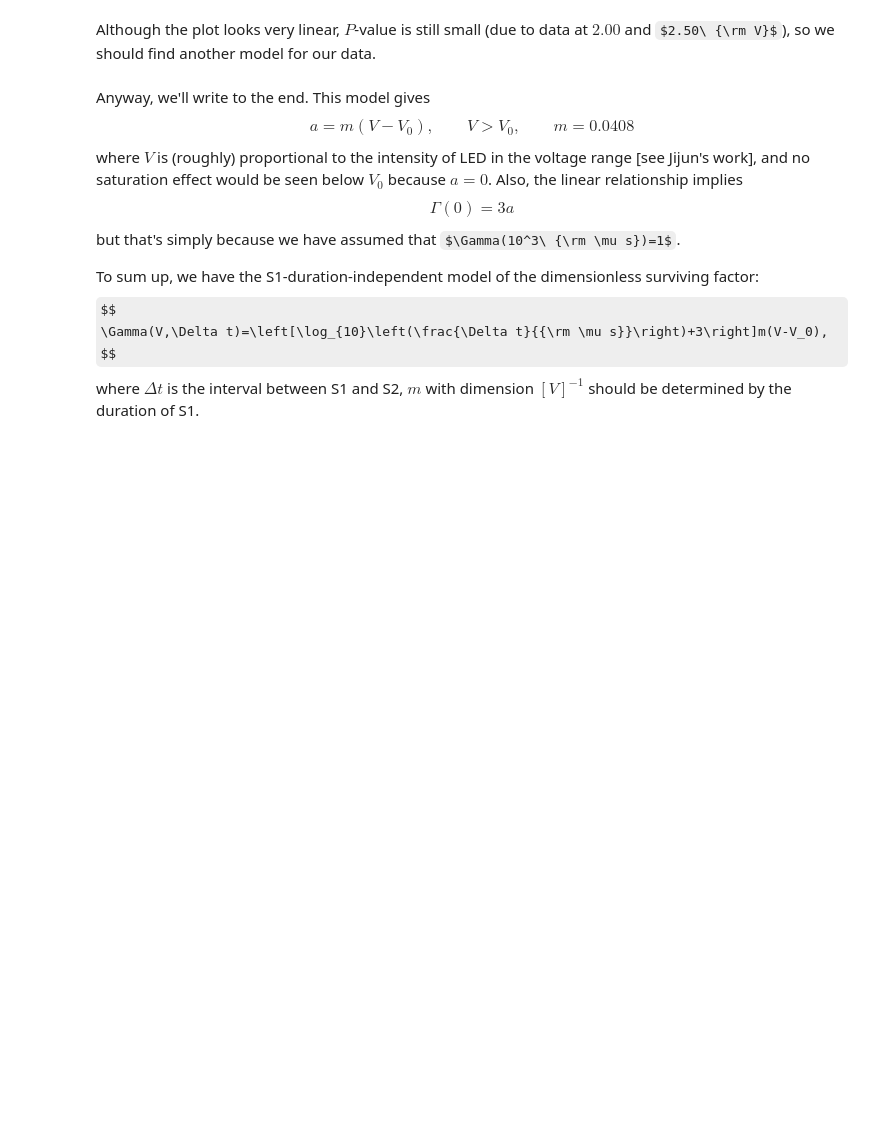
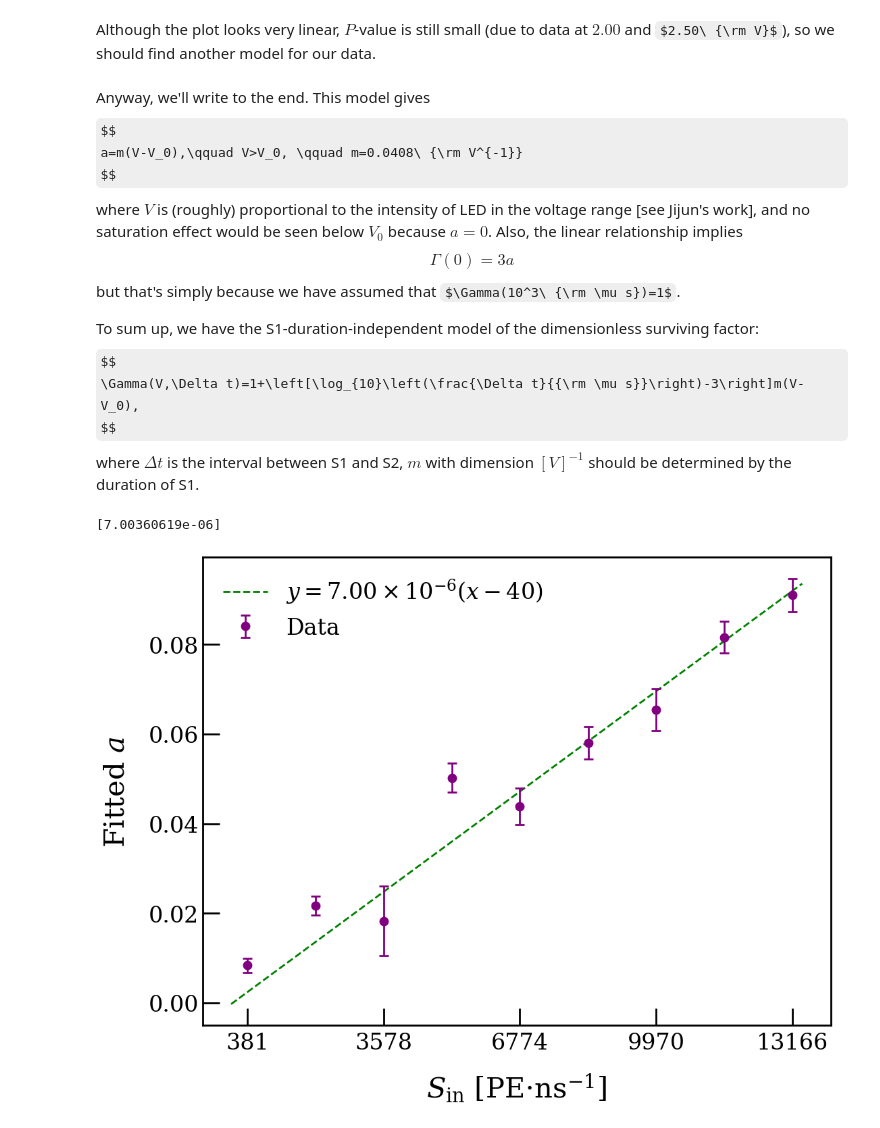
Before and after one commit to Chocolirz/Saturation-Relation, a Jupyter notebook: 2d_dependence.ipynb, the cells around one changed output. Cells and saved outputs as stored; diff of their text form; code cells hidden in the pictures; some formulas as TeX source; blank space fills up the shorter version.

Commit message:
add intensity relation

```diff
--- a/2d_dependence.ipynb
+++ b/2d_dependence.ipynb
@@ -293,7 +293,7 @@ Although the plot looks very linear, $P$-value is still small (due to data at $2
 # %% [markdown]
 Anyway, we'll write to the end. This model gives
 $$
-a=m(V-V_0),\qquad V>V_0, \qquad m=0.0408
+a=m(V-V_0),\qquad V>V_0, \qquad m=0.0408\ {\rm V^{-1}}
 $$
 where $V$ is (roughly) proportional to the intensity of LED in the voltage range [see Jijun's work], and no saturation effect would be seen below $V_0$ because $a=0$. Also, the linear relationship implies
 $$
@@ -303,6 +303,35 @@ but that's simply because we have assumed that $\Gamma(10^3\ {\rm \mu s})=1$.
 
 To sum up, we have the S1-duration-independent model of the dimensionless surviving factor:
 $$
-\Gamma(V,\Delta t)=\left[\log_{10}\left(\frac{\Delta t}{{\rm \mu s}}\right)+3\right]m(V-V_0),
+\Gamma(V,\Delta t)=1+\left[\log_{10}\left(\frac{\Delta t}{{\rm \mu s}}\right)-3\right]m(V-V_0),
 $$
 where $\Delta t$ is the interval between S1 and S2, $m$ with dimension $[V]^{-1}$ should be determined by the duration of S1.
+# %%
+# Converting voltages into intensity of light:
+intensities=[381, 1979.5, 3578, 5176.5, 6774, 8385.5, 9970, 11568.5, 13166]
+
+def fitfunc(x,m):
+    return m*(x-40)
+
+popt, pcov = curve_fit(fitfunc, intensities, df_parameters['a'], p0=[7e-6])
+print(popt)
+
+x = np.linspace(0,13400,1000)
+y = []
+for i in range(len(x)):
+    y.append(popt[0]*(x[i]-40))
+
+x_ticks = [381, 3578, 6774, 9970, 13166]
+
+plt.figure(figsize=(12, 9))
+plt.xlabel(r"$S_{\rm in}$ [PE$\cdot$ns$^{-1}$]")
+plt.ylabel(r'Fitted $a$')
+plt.plot(x, y, '--', color='green', label = r'$y=7.00\times 10^{-6}(x- 40)$')
+plt.errorbar(intensities, df_parameters['a'], yerr=df_parameters['a_err'], fmt='o', color = 'purple', label = "Data")
+plt.xticks(x_ticks)
+plt.legend(frameon=False)
+plt.savefig('./Diagrams/timedependence_2d.pdf')
+plt.show()
+# %% [output]
+[7.00360619e-06]
+[figure, added]
```
